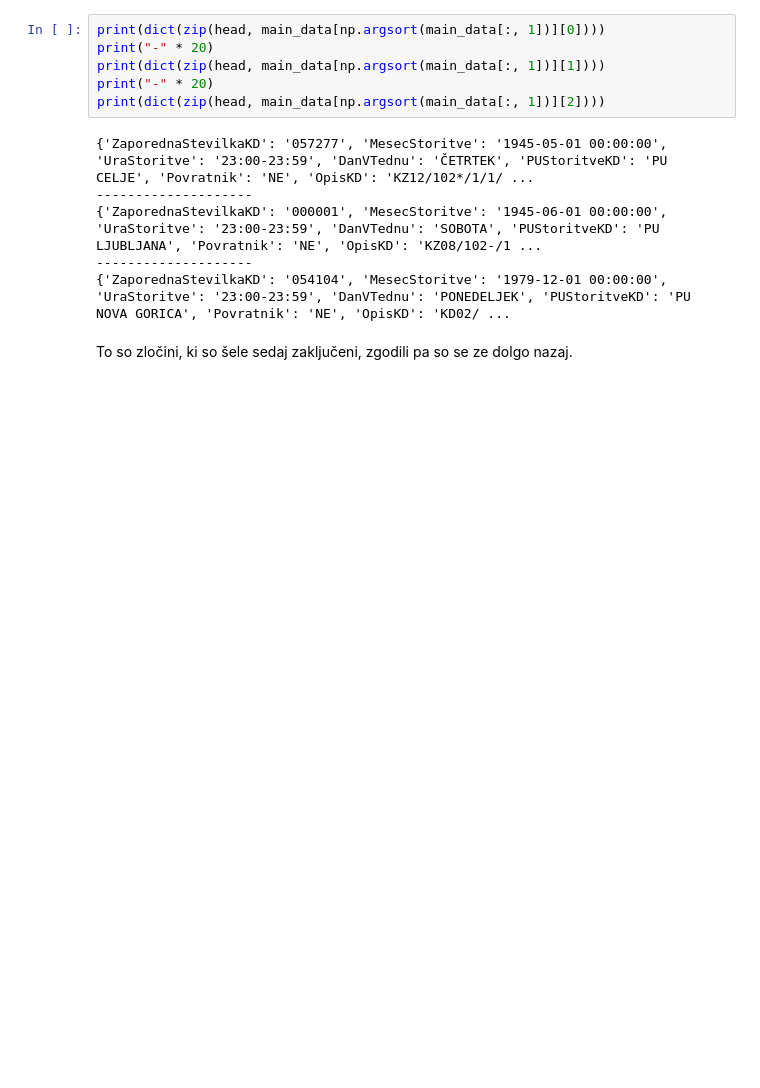
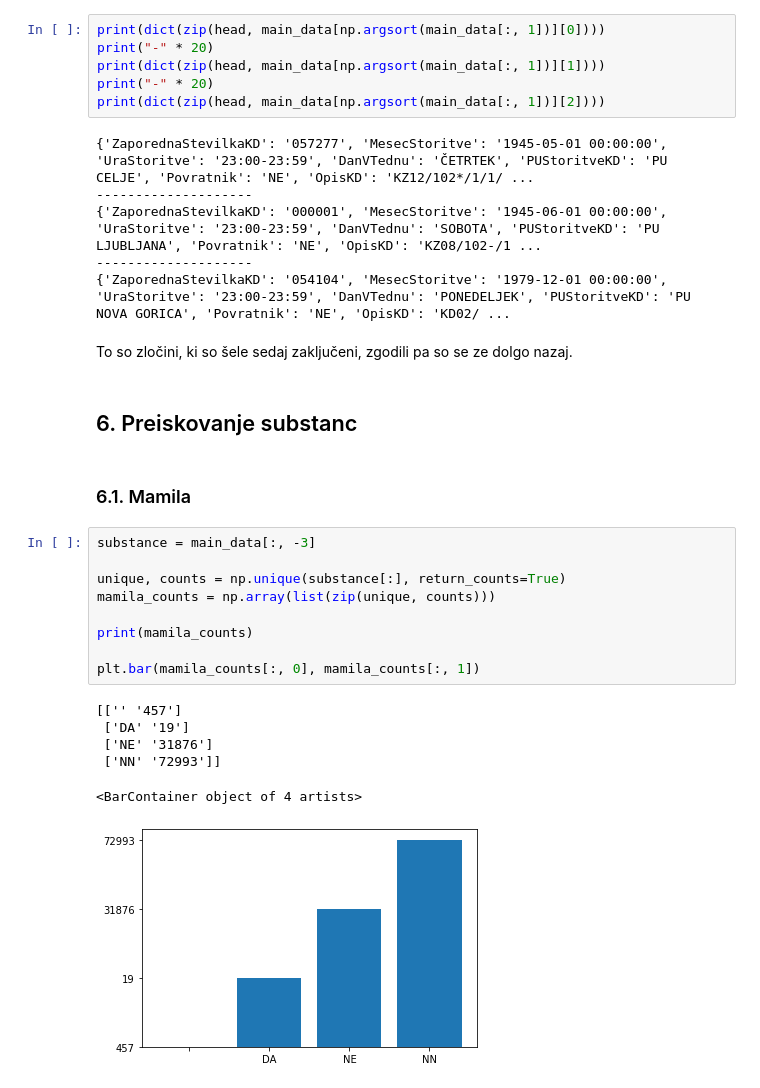
Before and after one commit to zrezke/PR21mlfjis, a Jupyter notebook: data_processing/ml_processing.ipynb, the cells around one changed output. Saved outputs shown, nothing was run; the diff lists cells and outputs as text; blank space fills up the shorter version.

Commit message:
data for crimes under substance

```diff
--- a/data_processing/ml_processing.ipynb
+++ b/data_processing/ml_processing.ipynb
@@ -68,3 +69,23 @@ print(dict(zip(head, main_data[np.argsort(main_data[:, 1])][2])))
 {'ZaporednaStevilkaKD': '054104', 'MesecStoritve': '1979-12-01 00:00:00', 'UraStoritve': '23:00-23:59', 'DanVTednu': 'PONEDELJEK', 'PUStoritveKD': 'PU NOVA GORICA', 'Povratnik': 'NE', 'OpisKD': 'KD02/ ...
 # %% [markdown]
 To so zločini, ki so šele sedaj zaključeni, zgodili pa so se ze dolgo nazaj.
+# %% [markdown]
+## 6. Preiskovanje substanc
+# %% [markdown]
+### 6.1. Mamila
+# %%
+substance = main_data[:, -3]
+
+unique, counts = np.unique(substance[:], return_counts=True)
+mamila_counts = np.array(list(zip(unique, counts)))
+
+print(mamila_counts)
+
+plt.bar(mamila_counts[:, 0], mamila_counts[:, 1])
+# %% [output]
+[['' '457']
+ ['DA' '19']
+ ['NE' '31876']
+ ['NN' '72993']]
+<BarContainer object of 4 artists>
+[figure, added]
```
Also changed, not shown: parts of 17 cells of this notebook, 1 other file.
